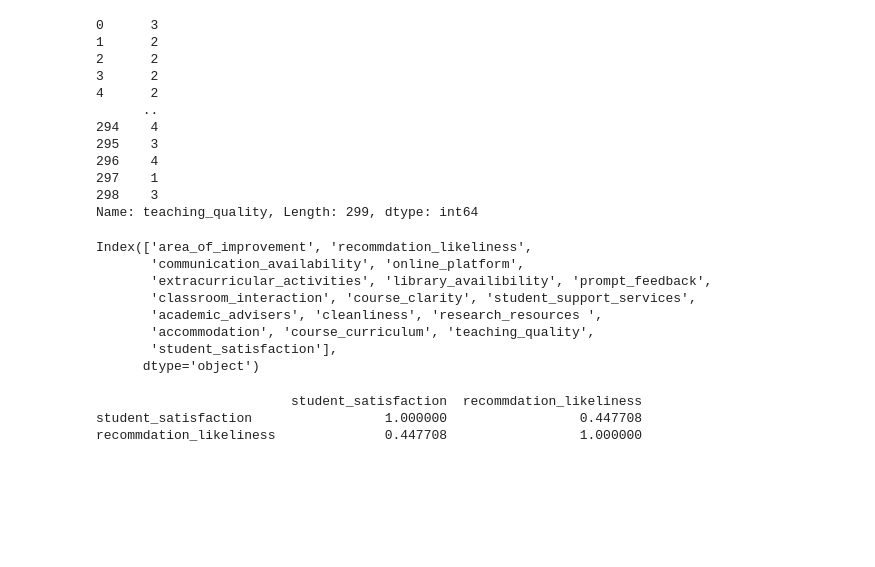
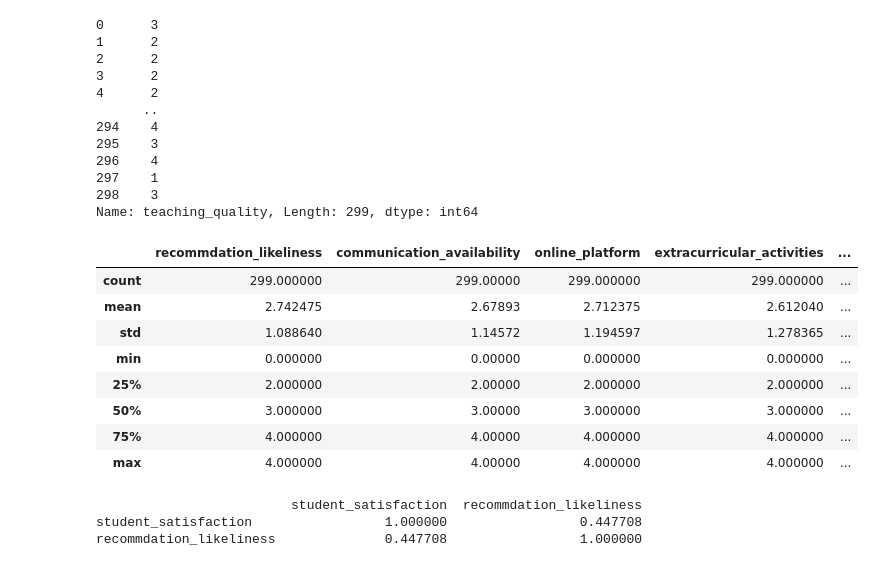
Before and after one commit to vaishnavimurthys/student-satisfaction, a Jupyter notebook: vp1.ipynb, the cells around one changed output. Cells and saved outputs as stored; diff of their text form; code cells hidden in the pictures; blank space fills up the shorter version.

```diff
--- a/vp1.ipynb
+++ b/vp1.ipynb
@@ -251,14 +220,15 @@ print(df['teaching_quality'])
 298    3
 Name: teaching_quality, Length: 299, dtype: int64
 # %%
-df.columns
+df.describe()
 # %% [output]
-Index(['area_of_improvement', 'recommdation_likeliness',
-       'communication_availability', 'online_platform',
-       'extracurricular_activities', 'library_availibility', 'prompt_feedback',
-       'classroom_interaction', 'course_clarity', 'student_support_services',
-       'academic_advisers', 'cleanliness', 'research_resources ',
-       'accommodation', 'course_curriculum', 'teaching_quality',
-       'student_satisfaction'],
-      dtype='object')
+|  | recommdation_likeliness | communication_availability | online_platform | extracurricular_activities | ... |
+| count | 299.000000 | 299.00000 | 299.000000 | 299.000000 | ... |
+| mean | 2.742475 | 2.67893 | 2.712375 | 2.612040 | ... |
+| std | 1.088640 | 1.14572 | 1.194597 | 1.278365 | ... |
+| min | 0.000000 | 0.00000 | 0.000000 | 0.000000 | ... |
+| 25% | 2.000000 | 2.00000 | 2.000000 | 2.000000 | ... |
+| 50% | 3.000000 | 3.00000 | 3.000000 | 3.000000 | ... |
+| 75% | 4.000000 | 4.00000 | 4.000000 | 4.000000 | ... |
+| max | 4.000000 | 4.00000 | 4.000000 | 4.000000 | ... |
 # %%
```
Also changed, not shown: parts of 82 cells of this notebook.
